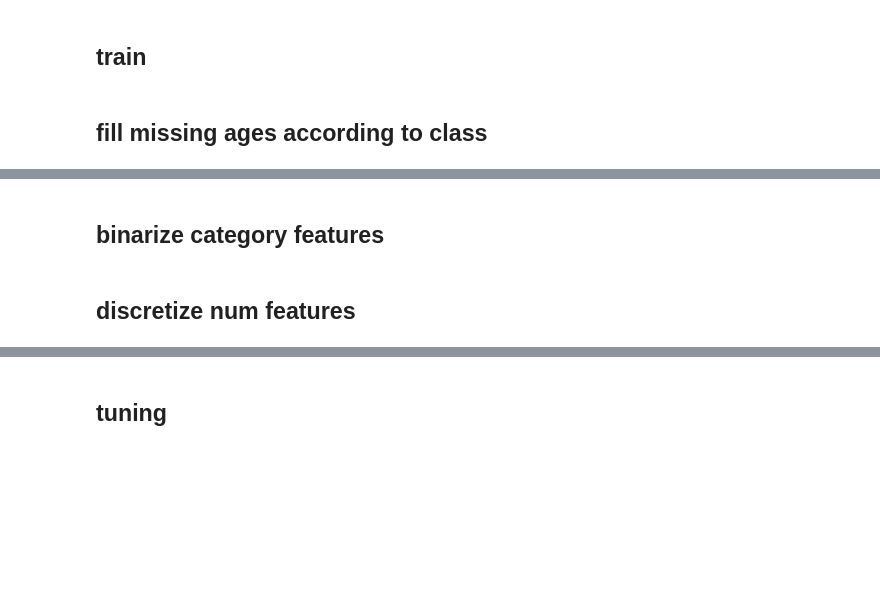
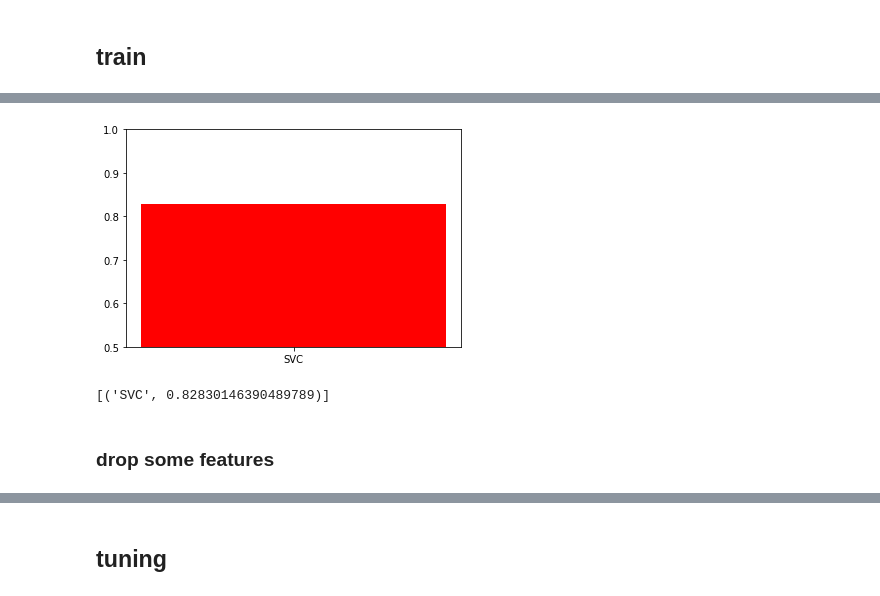
Before and after one commit to acoder1983/kaggle, a Jupyter notebook: titanic/titanic.ipynb, the cells around one changed output, grey strips where cells are left out. Cells and saved outputs as stored; diff of their text form; code cells hidden in the pictures; blank space fills up the shorter version.

```diff
--- a/titanic/titanic.ipynb
+++ b/titanic/titanic.ipynb
@@ -119,14 +216,21 @@ passenger_train.columns
 # %%
 full_pipeline=DataFramePipeline([
+    FeaturePipeline('Pclass','Pclass',Pipeline([('scale',StandardScaler())])),
     FeaturePipeline('Name','Title',Pipeline([('title',TitleExtractor())])),
     FeaturePipeline('Title','',Pipeline([('onehot',LabelBinarizerEx(['Title']))])),
     FeaturePipeline('Sex','',Pipeline([('onehot',LabelBinarizerEx(['Sex']))])),
     FeaturePipeline(['Pclass','Sex','Age'],'Age_band',Pipeline([('impute',GroupImputer(['Pclass','Sex','Age'])),
-                                                                ('binning',Binner([14.,35.,50.]))
+                                                                ('binning',Binner([14.,35.,50.])),
+                                                                ('scale',StandardScaler()),
                                               ])),
     FeaturePipeline(['SibSp','Parch'],'FamilySize',Pipeline([('addcols',AddColumns())])),
+    FeaturePipeline('FamilySize','BigFamily',Pipeline([('binning',Binner([4]))])),
     FeaturePipeline('FamilySize','IsAlone',Pipeline([('alone',IsAlone())])),
-    FeaturePipeline('Fare','Fare_band',Pipeline([('binning',Binner([8.,14.,31.,66.]))])),
+    FeaturePipeline('SibSp','SibSp',Pipeline([('scale',StandardScaler())])),
+    FeaturePipeline('Parch','Parch',Pipeline([('scale',StandardScaler())])),
+    FeaturePipeline('FamilySize','FamilySize',Pipeline([('scale',StandardScaler())])),
+    FeaturePipeline('Fare','Fare_band',Pipeline([('binning',Binner([8.,14.,31.,66.])),
+                                                 ('scale',StandardScaler()),])),
     FeaturePipeline('Cabin','Cabin_has',Pipeline([('has',HasCabin())])),
     FeaturePipeline('Embarked','',Pipeline([('onehot',LabelBinarizerEx(['Embarked']))])),
 ])
@@ -163,0 +268,3 @@ def featuring(df, num_cols=[], cat_cols=[], bin_cols=[]):
+# %%
+train_data=prepared_passenger_train.drop(['Survived','PassengerId','Fare','Name','Ticket','Cabin','Embarked','Title','Sex','Age'],axis=1)
+train_data.describe()
@@ -166,35 +302,16 @@ def featuring(df, num_cols=[], cat_cols=[], bin_cols=[]):
 # %%
-from sklearn.linear_model import LogisticRegression,SGDClassifier
-from sklearn.neighbors import KNeighborsClassifier
-from sklearn.naive_bayes import GaussianNB
-from sklearn.svm import SVC
-from sklearn.neural_network import MLPClassifier
-from sklearn.ensemble import RandomForestClassifier, AdaBoostClassifier, ExtraTreesClassifier
-from sklearn.ensemble import GradientBoostingClassifier
-from xgboost import XGBClassifier
-
 from sklearn.model_selection import cross_val_score
 
 %matplotlib inline
 import matplotlib.pyplot as plt
 from pylab import *
 
-def trainRawModels(train_data, target):
-    clfs=[LogisticRegression(n_jobs=-1),
-          SVC(probability=True),
-          RandomForestClassifier(n_jobs=-1),
-          GradientBoostingClassifier(),
-          AdaBoostClassifier(),
-          ExtraTreesClassifier(n_jobs=-1),
-          XGBClassifier()]
-    scores=[cross_val_score(clf,train_data,target,scoring='accuracy',cv=10,n_jobs=-1).mean() for clf in clfs]
+def trainModels(train_data, target):
+    scores=[cross_val_score(clf,train_data,target,scoring='accuracy',cv=5,n_jobs=-1,verbose=1).mean() for clf in base_clfs]
 
-    labels=[c.__class__.__name__[:3] for c in clfs]
-    X=np.arange(len(clfs))
+    labels=[c.__class__.__name__[:3] for c in base_clfs]
+    X=np.arange(len(base_clfs))
     bar(X,scores,tick_label=labels,color='rgb')
     ylim(0.5,1.0)
     show()
     print(sorted(zip(labels,scores),key=lambda x:x[1],reverse=True))
-    return clfs
-# %% [markdown]
-## fill missing ages according to class
@@ -215,0 +318,3 @@ class_ages[1,'male']
+# %%
+trainModels(train_data,target)
+# %% [output]
@@ -216,2 +322,4 @@ class_ages[1,'male']
+[figure, added]
+[('SVC', 0.82830146390489789)]
 # %% [markdown]
-## binarize category features
+### drop some features
@@ -227,2 +325,0 @@ prepared_passenger_train.head()
-# %% [markdown]
-## discretize num features
```
Also changed, not shown: parts of 70 cells of this notebook.
